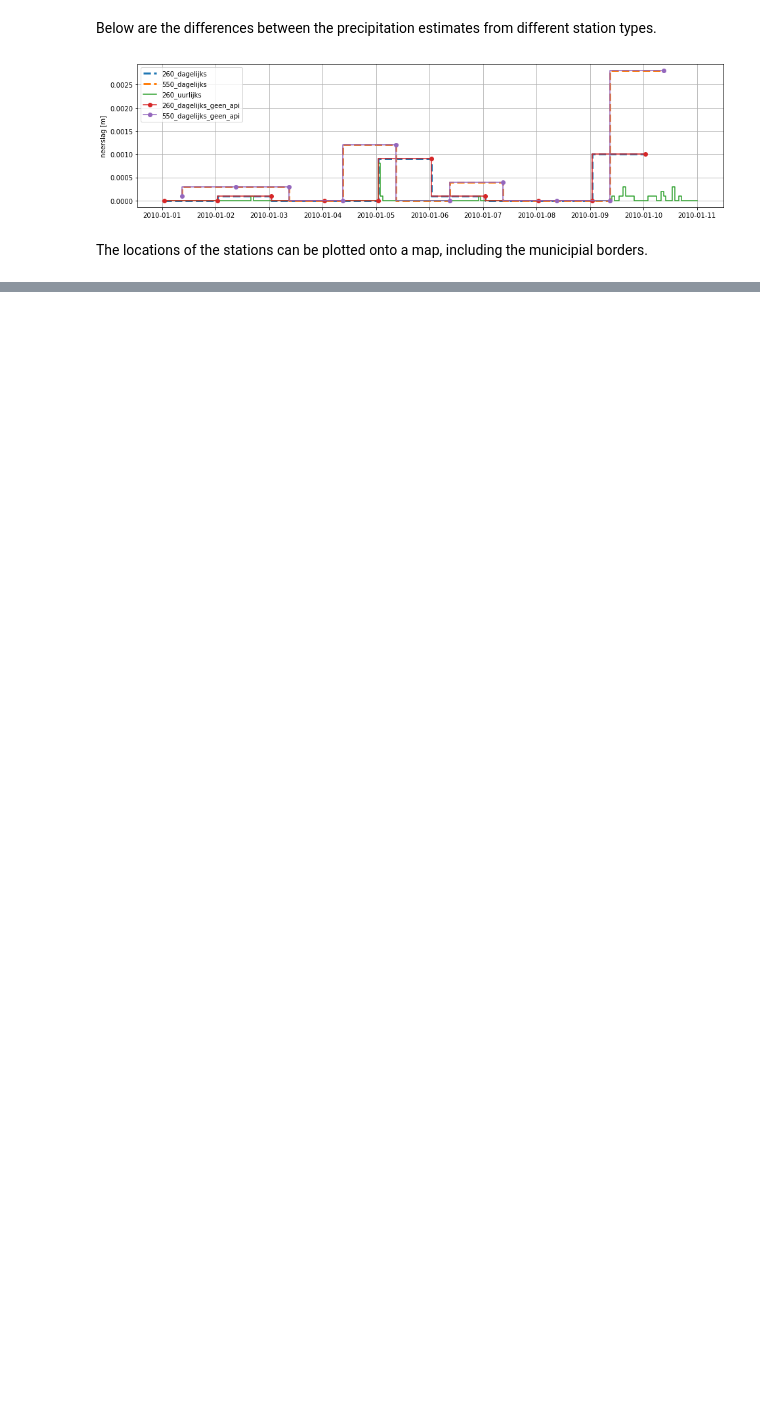
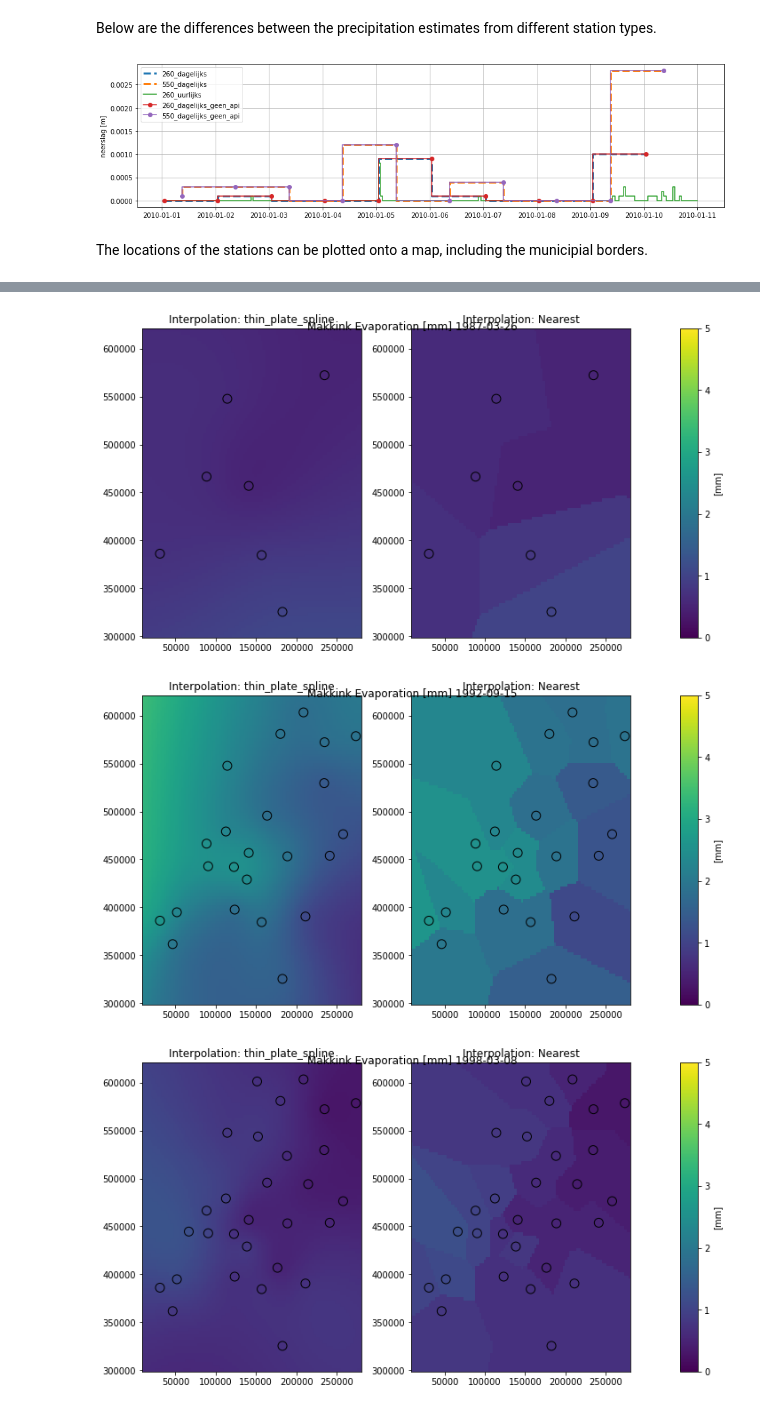
Before and after one commit to ArtesiaWater/hydropandas, a Jupyter notebook: examples/02_knmi_observations.ipynb, the cells around one changed output, grey strips where cells are left out. Saved outputs shown, nothing was run; the diff lists cells and outputs as text; code cells hidden in the pictures; blank space fills up the shorter version.

```diff
--- a/examples/02_knmi_observations.ipynb
+++ b/examples/02_knmi_observations.ipynb
@@ -330,0 +353,2 @@ ax.legend();
+# %%
+stns = hpdio.get_stations(meteo_var='EV24').sort_index()
@@ -330,0 +357,16 @@ ax.legend();
+# %%
+%%time
+
+tmin = '1900-01-01'
+tmax = '2022-04-11'
+
+# empty dataframe
+df = pd.DataFrame(columns=stns.index) # index=pd.date_range(start=tmin, end=tmax, freq='H')
+
+for stn in tqdm(stns.index):
+    df_stn = hpd.MeteoObs.from_knmi(stn, meteo_var='EV24',
+                                    fill_missing_obs=False,
+                                    startdate=tmin, enddate=tmax)
+    df[stn] = df_stn
+
+df
@@ -330,0 +399,52 @@ ax.legend();
+# %%
+%%time
+
+xy = stns.loc[df.columns, ['x', 'y']]
+
+for idx in tqdm(df.index[0:len(df):2000]):
+    # get all stations with values for this date
+    val = df.loc[idx].dropna() * 1000 #mm
+    # get stations for this date
+    coor = xy.loc[val.index].to_numpy()
+    if len(val) < 3: # if there are less than 3 stations, thin plate spline does not work
+        # options: linear, multiquadric, gaussian,
+         kernel = 'linear'
+
+    else:
+        kernel = 'thin_plate_spline'
+        # options:
+        # 'inverse_quadratic', 'linear', 'multiquadric', 'gaussian',
+        # 'inverse_multiquadric', 'cubic', 'quintic', 'thin_plate_spline'
+
+    # create an scipy interpolator
+    rbf = RBFInterpolator(coor, val.to_numpy(), epsilon=1, kernel=kernel)
+
+    nea = NearestNDInterpolator(coor, val.to_numpy())
+
+    # interpolate on grid of the Netherlands
+    grid = np.mgrid[10000:280000:100j, 300000:620000:100j]
+    grid2 = grid.reshape(2, -1).T # interpolator only takes array [[x0, y0],
+                                                                #  [x1, y1]]
+    val_rbf = rbf.__call__(grid2).reshape(100, 100)
+    val_nea = nea.__call__(grid2).reshape(100, 100)
+
+    # create figure
+    fig, ax = plt.subplot_mosaic('AAAABBBBC', figsize=(10,5.925))
+    fig.suptitle(f'Makkink Evaporation [mm] {idx.date()}', y=0.9)
+    vmin = 0
+    vmax = 5
+
+    ax['A'].set_title(f'Interpolation: {kernel}')
+    ax['A'].pcolormesh(*grid, val_rbf, vmin=vmin, vmax=vmax)
+
+    # nl.plot(ax=ax['A'], linewidth=1, color='w', zorder=1, alpha=0.4)
+
+    ax['B'].set_title(f'Interpolation: Nearest')
+    ax['B'].pcolormesh(*grid, val_nea, vmin=vmin, vmax=vmax)
+    # nl.plot(ax=ax['B'], linewidth=1, color='w', zorder=1, alpha=0.4)
+    ax['A'].scatter(*coor.T, c=val, s=100, ec='k', vmin=vmin, vmax=vmax)
+    p = ax['B'].scatter(*coor.T, c=val, s=100, ec='k', vmin=vmin, vmax=vmax)
+    cb = fig.colorbar(p, cax=ax['C'])
+    cb.set_label('[mm]')
+    fig.tight_layout()
+# %% [output]
@@ -330,0 +452,3 @@ ax.legend();
+[figure, added]
+[figure, added]
+[figure, added]
```
Also changed, not shown: parts of 41 cells of this notebook, 1 other file.
